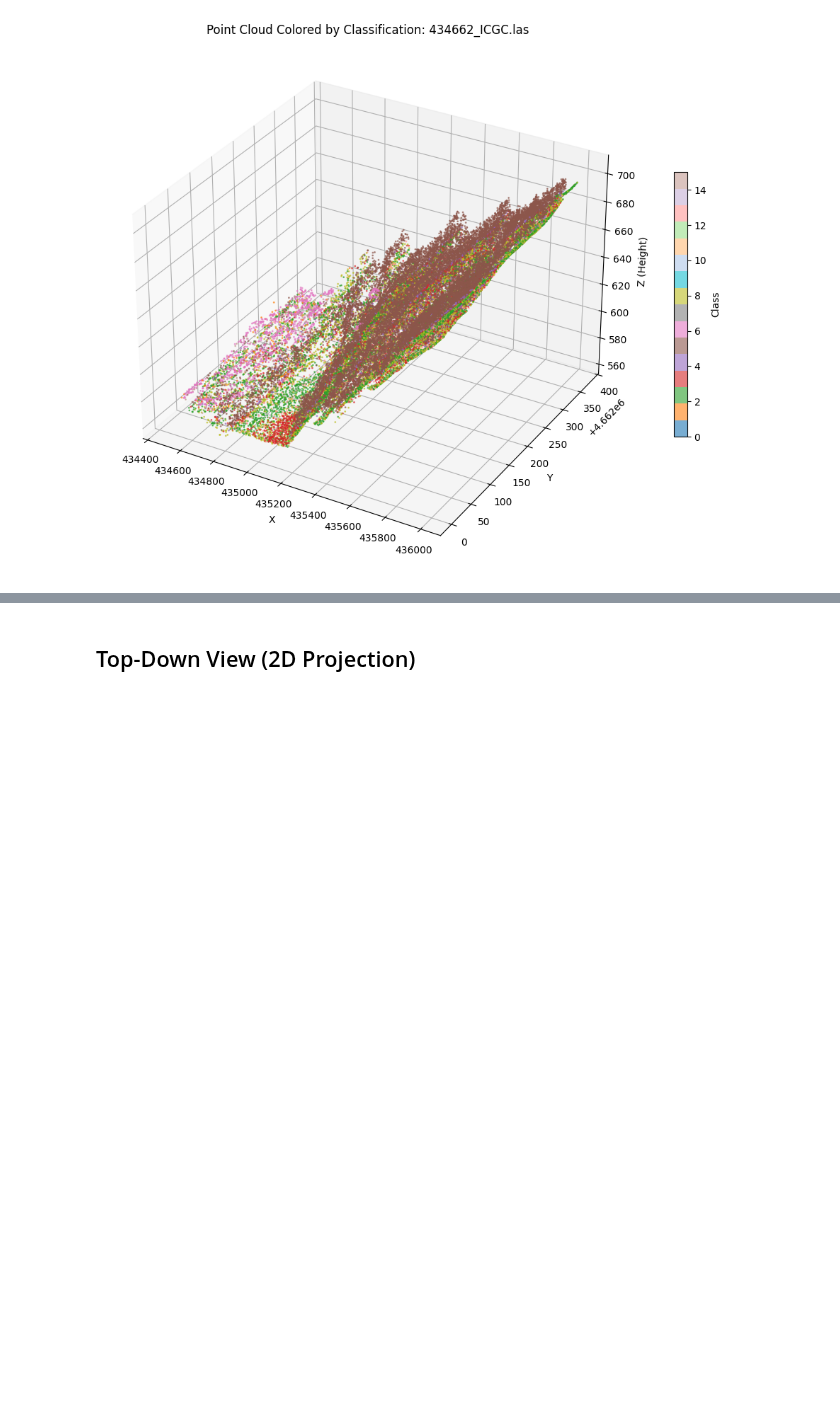
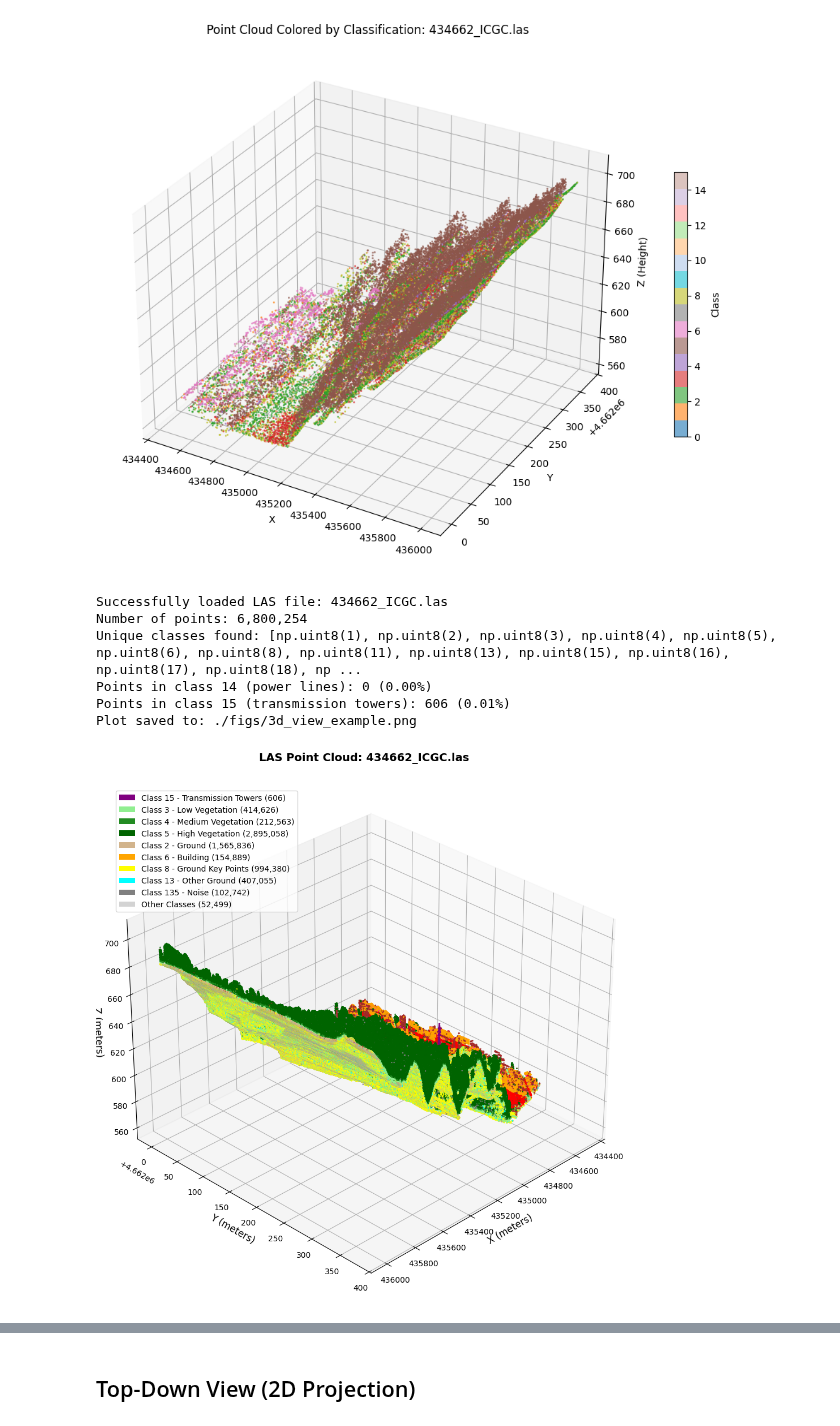
Before and after one commit to msalunina/aidl-2026-3d-semantic-segmentation, a Jupyter notebook: visualize_las_data.ipynb, the cells around one changed output, grey strips where cells are left out. Cells and saved outputs as stored; diff of their text form; code cells hidden in the pictures; blank space fills up the shorter version.

Commit message:
[feat] add more advanced visualizations

```diff
--- a/visualize_las_data.ipynb
+++ b/visualize_las_data.ipynb
@@ -187,3 +195,13 @@ else:
     print("Classification not available for this file")
 # %% [output]
 [figure]
+# %%
+plot_las_file(las_file_path, './figs/3d_view_example.png')
+# %% [output]
+Successfully loaded LAS file: 434662_ICGC.las
+Number of points: 6,800,254
+Unique classes found: [np.uint8(1), np.uint8(2), np.uint8(3), np.uint8(4), np.uint8(5), np.uint8(6), np.uint8(8), np.uint8(11), np.uint8(13), np.uint8(15), np.uint8(16), np.uint8(17), np.uint8(18), np ...
+Points in class 14 (power lines): 0 (0.00%)
+Points in class 15 (transmission towers): 606 (0.01%)
+Plot saved to: ./figs/3d_view_example.png
+[figure, added]
```
Also changed, not shown: parts of 5 cells of this notebook, 10 other files.
